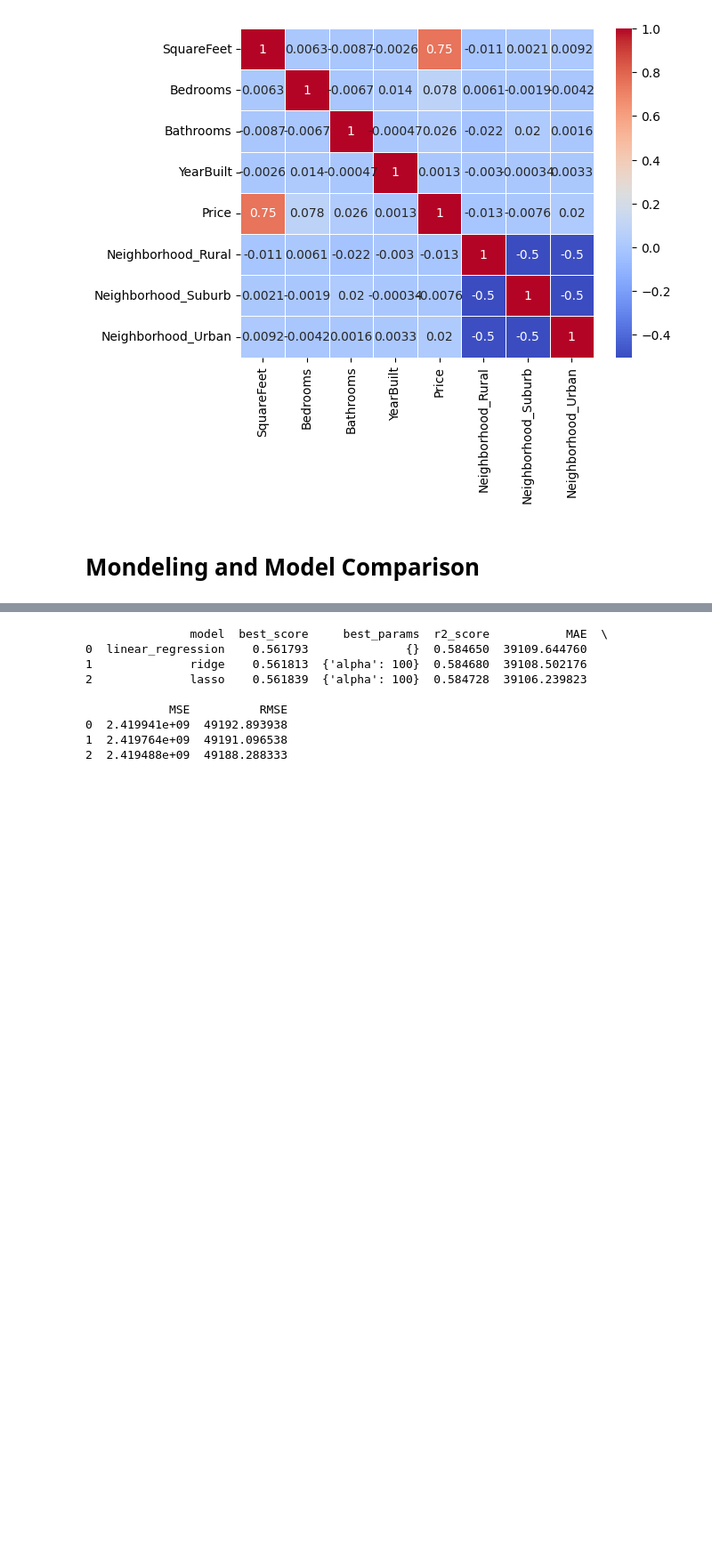
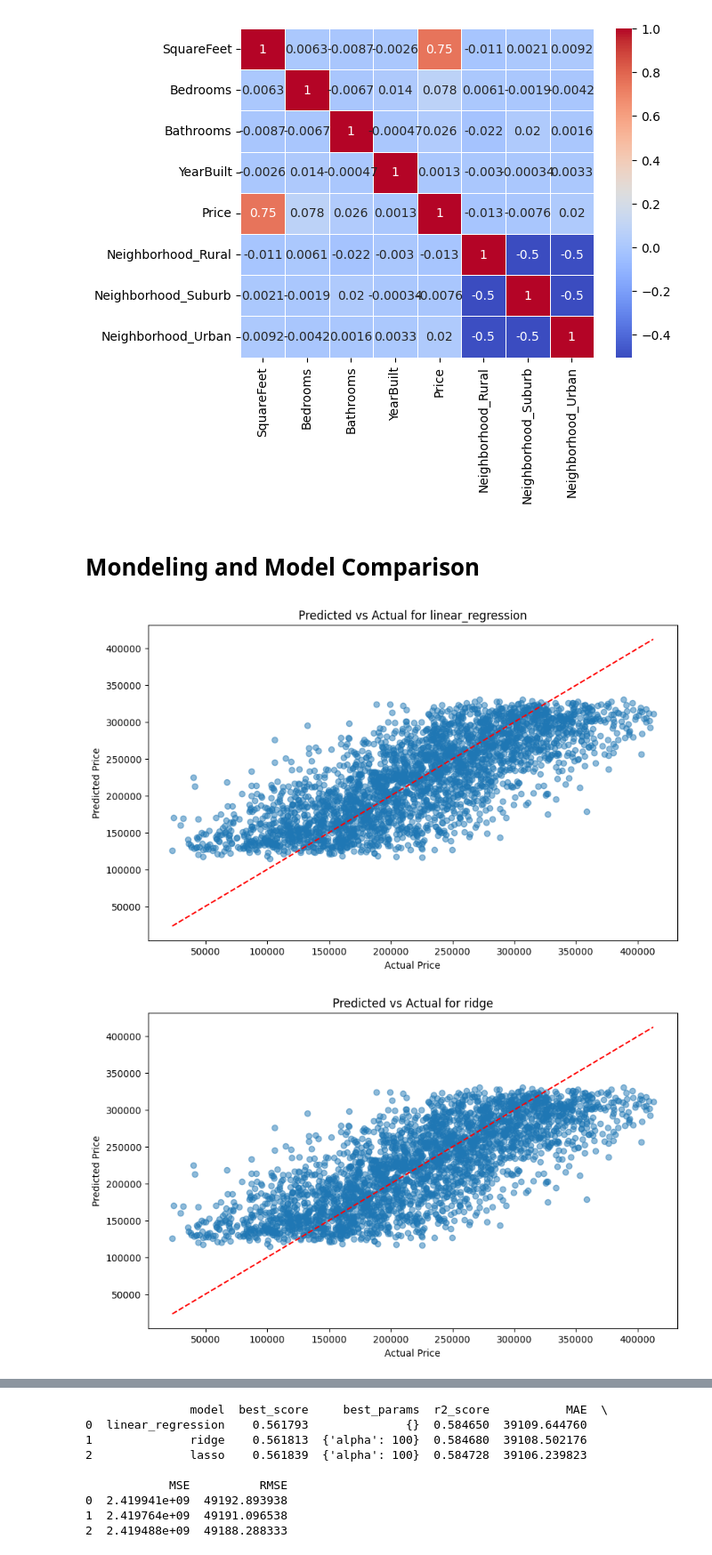
Before and after one commit to ballkungZ/Mini_project, a Jupyter notebook: Mini_project.ipynb, the cells around one changed output, grey strips where cells are left out. Shown at 89% size. Cells and saved outputs as stored; diff of their text form; code cells hidden in the pictures; blank space fills up the shorter version.

```diff
--- a/Mini_project.ipynb
+++ b/Mini_project.ipynb
@@ -215,13 +213,17 @@ plt.show()
 # %% [markdown]
 <H1>Mondeling and Model Comparison</H1>
 # %%
-# Assuming df is already defined
-X = df[['Bedrooms', 'Bathrooms', 'SquareFeet', 'Neighborhood_Rural', 'Neighborhood_Suburb', 'Neighborhood_Urban']]
-Y = df['Price']
+import matplotlib.pyplot as plt
+import numpy as np
+import pandas as pd
+from sklearn.model_selection import train_test_split, GridSearchCV, ShuffleSplit
+from sklearn.linear_model import LinearRegression, Ridge, Lasso
+from sklearn.metrics import r2_score, mean_absolute_error, mean_squared_error
+import joblib
 
 def find_best_model_using_gridsearchcv(X, y):
     # Split the data into training and testing sets
-    X_train, X_test, y_train, y_test = train_test_split(X, Y, test_size=0.2, random_state=42)
+    X_train, X_test, y_train, y_test = train_test_split(X, y, test_size=0.2, random_state=42)
 
     algos = {
         'linear_regression': {
@@ -256,30 +258,41 @@ def find_best_model_using_gridsearchcv(X, y):
 
         # Save the best model to a file
         joblib.dump(best_model, f'{algo_name}_best_model.pkl')
 
         # Make predictions on the test data
         y_pred = best_model.predict(X_test)
 
         # Calculate additional performance metrics
         r2 = r2_score(y_test, y_pred)
         mae = mean_absolute_error(y_test, y_pred)
         mse = mean_squared_error(y_test, y_pred)
         rmse = np.sqrt(mse)
 
         # Append all metrics to the scores list
         scores.append({
             'model': algo_name,
             'best_score': gs.best_score_,
             'best_params': gs.best_params_,
             'r2_score': r2,
             'MAE': mae,
             'MSE': mse,
             'RMSE': rmse
         })
 
+        # Plotting predictions vs actual values for each model
+        plt.figure(figsize=(10, 6))
+        plt.scatter(y_test, y_pred, alpha=0.5)
+        plt.plot([min(y_test), max(y_test)], [min(y_test), max(y_test)], color='red', linestyle='--')
+        plt.title(f'Predicted vs Actual for {algo_name}')
+        plt.xlabel('Actual Price')
+        plt.ylabel('Predicted Price')
+        plt.show()
+
     return pd.DataFrame(scores, columns=['model', 'best_score', 'best_params', 'r2_score', 'MAE', 'MSE', 'RMSE'])
 
 # Example call to the function
 best_models_df = find_best_model_using_gridsearchcv(X, Y)
 print(best_models_df)
 # %% [output]
+[figure, added]
+[figure, added]
```
Also changed, not shown: parts of 4 cells of this notebook.
